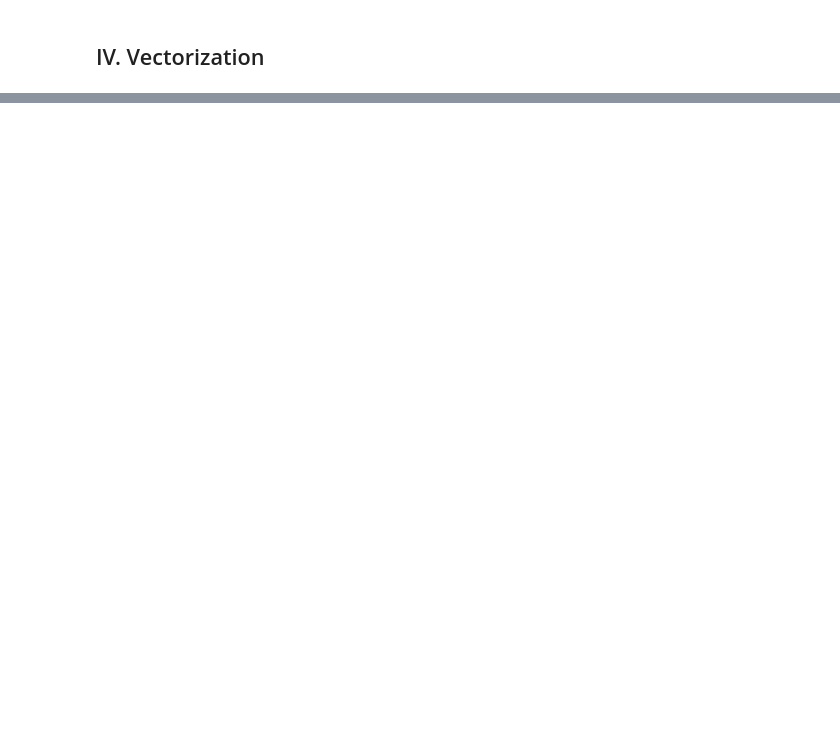
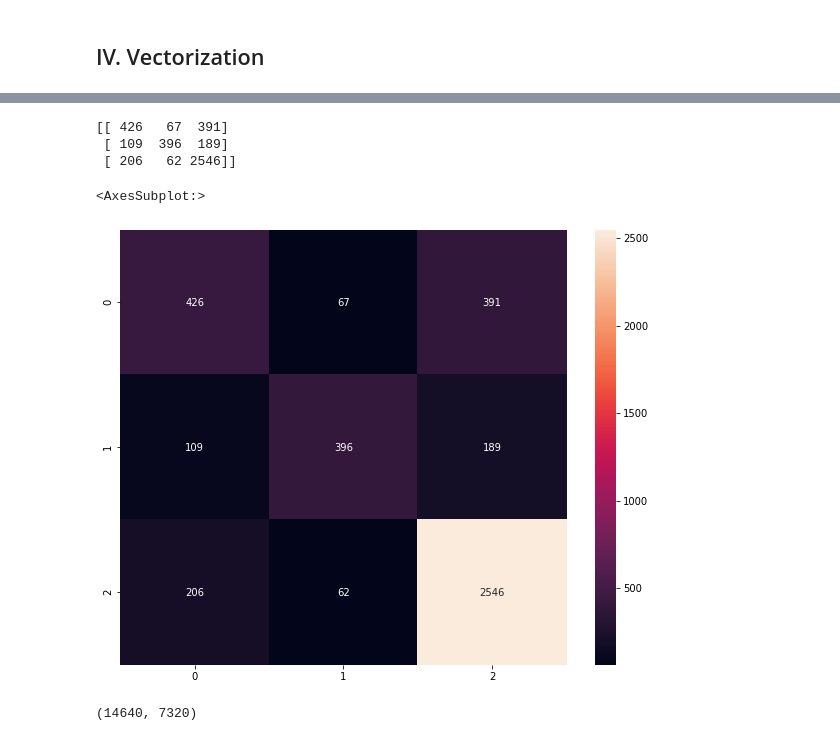
Before and after one commit to sjhamb31/AIML_GreatLearning, a Jupyter notebook: Assignment8_NLP_Sjhamb_submission.ipynb, the cells around one changed output, grey strips where cells are left out. Drawn from its saved outputs; the diff is of its cells as text; code cells hidden in the pictures; blank space fills up the shorter version.

```diff
--- a/Assignment8_NLP_Sjhamb_submission.ipynb
+++ b/Assignment8_NLP_Sjhamb_submission.ipynb
@@ -151,0 +188,9 @@ Null values present: True or False?  False
+# %%
+labels=data.airline_sentiment.astype('int')
+# %%
+"splitting into training and testing"
+X_train, X_test, y_train, y_test = train_test_split(data_features, labels, test_size=0.3, random_state=42)
+forest = RandomForestClassifier(n_estimators=15, n_jobs=5)
+forest = forest.fit(X_train, y_train)
+print(forest)
+print(np.mean(cross_val_score(forest, data_features, labels, cv=10)))
@@ -151,0 +207,21 @@ Null values present: True or False?  False
+# %%
+result = forest.predict(X_test)
+conf_mat = confusion_matrix(y_test, result)
+print(conf_mat)
+df_cm = pd.DataFrame(conf_mat, index = [i for i in "012"], columns = [i for i in "012"])
+plt.figure(figsize = (10,8))
+sns.heatmap(df_cm, annot=True, fmt='g')
+# %% [output]
+[[ 426   67  391]
+ [ 109  396  189]
+ [ 206   62 2546]]
+<AxesSubplot:>
+[figure, added]
+# %%
+'''TFID vectorizer'''
+vectorizer = TfidfVectorizer(max_features=7320)
+data_features = vectorizer.fit_transform(data['text'])
+data_features = data_features.toarray()
+data_features.shape
+# %% [output]
+(14640, 7320)
```
Also changed, not shown: parts of 15 cells of this notebook.
